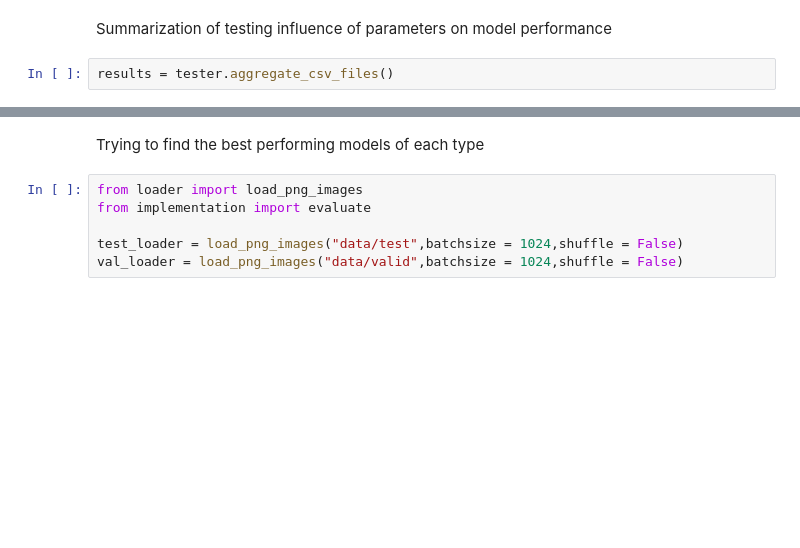
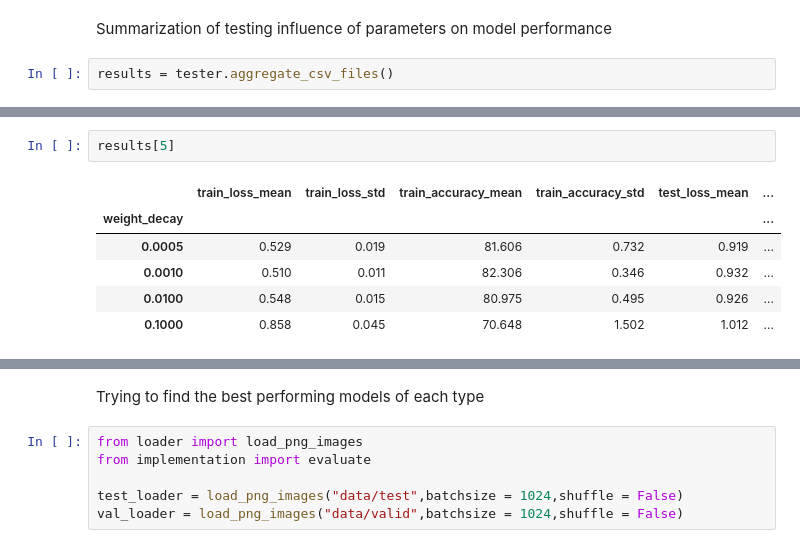
Before and after one commit to Michal-Iwicki/Deep_learning_projects, a Jupyter notebook: project_1/testing.ipynb, the cells around one changed output, grey strips where cells are left out. Saved outputs shown, nothing was run; the diff lists cells and outputs as text; blank space fills up the shorter version.

```diff
--- a/project_1/testing.ipynb
+++ b/project_1/testing.ipynb
@@ -160,0 +209,9 @@ for result in results:
+# %%
+results[5]
+# %% [output]
+|  | train_loss_mean | train_loss_std | train_accuracy_mean | train_accuracy_std | test_loss_mean | ... |
+| weight_decay |  |  |  |  |  | ... |
+| 0.0005 | 0.529 | 0.019 | 81.606 | 0.732 | 0.919 | ... |
+| 0.0010 | 0.510 | 0.011 | 82.306 | 0.346 | 0.932 | ... |
+| 0.0100 | 0.548 | 0.015 | 80.975 | 0.495 | 0.926 | ... |
+| 0.1000 | 0.858 | 0.045 | 70.648 | 1.502 | 1.012 | ... |
```
Also changed, not shown: parts of 8 cells of this notebook, 1 other file.
